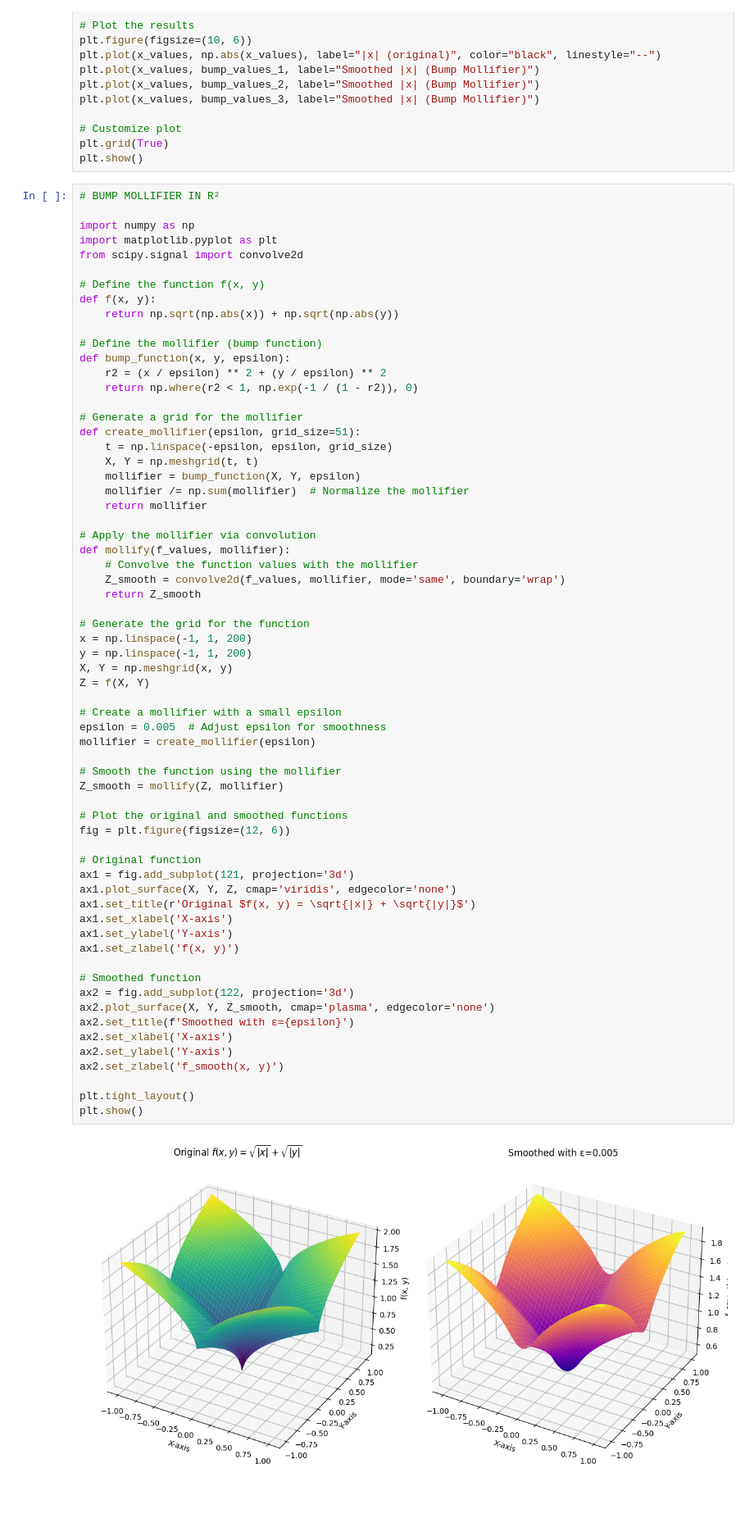
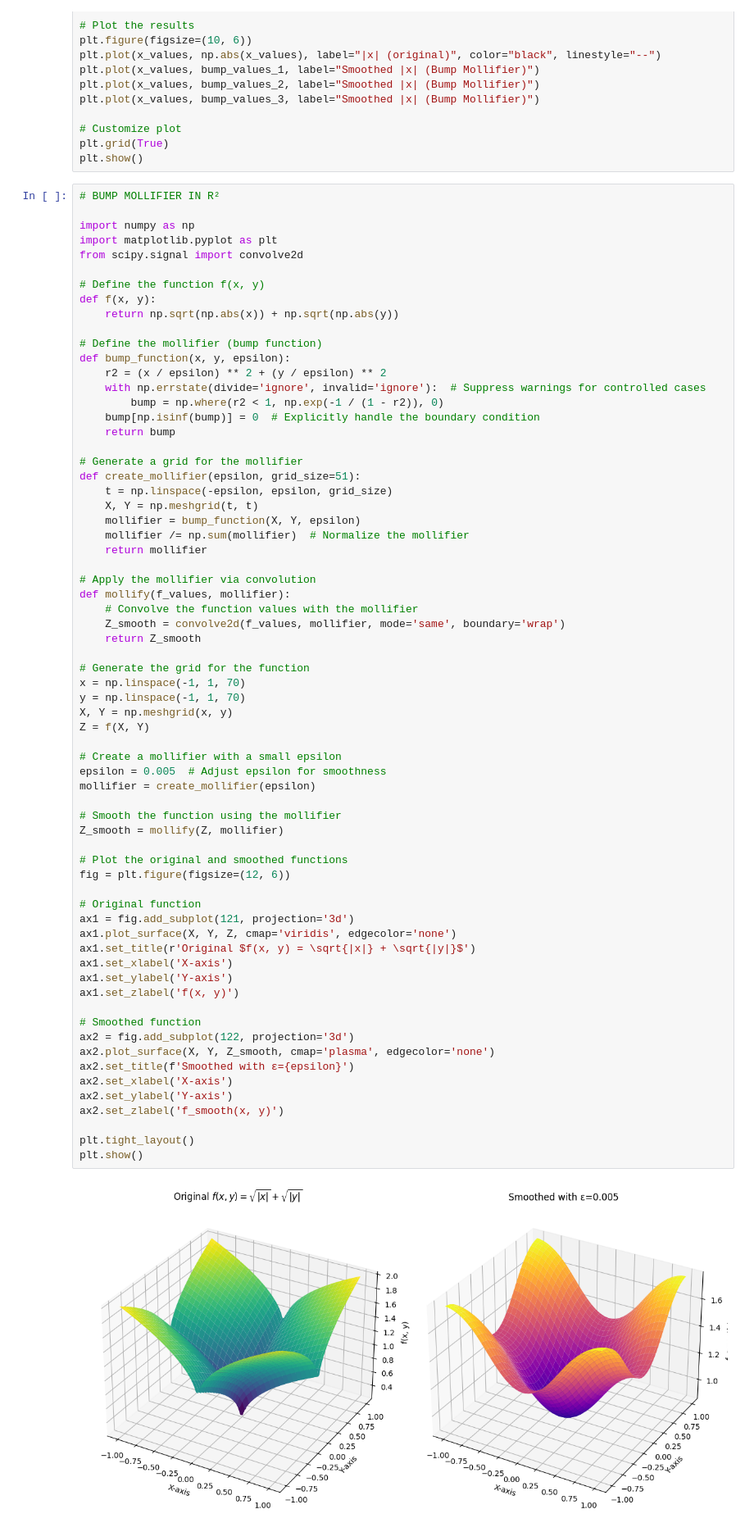
Before and after one commit to brunood1/tcc, a Jupyter notebook: mollifiers/mollifiers.ipynb, the cells around one changed output. Shown: that part at 82% size. Saved outputs shown, nothing was run; the diff lists cells and outputs as text; blank space fills up the shorter version.

```diff
--- a/mollifiers/mollifiers.ipynb
+++ b/mollifiers/mollifiers.ipynb
@@ -204,7 +204,10 @@ def f(x, y):
 # Define the mollifier (bump function)
 def bump_function(x, y, epsilon):
     r2 = (x / epsilon) ** 2 + (y / epsilon) ** 2
-    return np.where(r2 < 1, np.exp(-1 / (1 - r2)), 0)
+    with np.errstate(divide='ignore', invalid='ignore'):  # Suppress warnings for controlled cases
+        bump = np.where(r2 < 1, np.exp(-1 / (1 - r2)), 0)
+    bump[np.isinf(bump)] = 0  # Explicitly handle the boundary condition
+    return bump
 
 # Generate a grid for the mollifier
 def create_mollifier(epsilon, grid_size=51):
@@ -221,41 +224,41 @@ def mollify(f_values, mollifier):
     return Z_smooth
 
 # Generate the grid for the function
-x = np.linspace(-1, 1, 200)
-y = np.linspace(-1, 1, 200)
+x = np.linspace(-1, 1, 70)
+y = np.linspace(-1, 1, 70)
 X, Y = np.meshgrid(x, y)
 Z = f(X, Y)
 
 # Create a mollifier with a small epsilon
 epsilon = 0.005  # Adjust epsilon for smoothness
 mollifier = create_mollifier(epsilon)
 
 # Smooth the function using the mollifier
 Z_smooth = mollify(Z, mollifier)
 
 # Plot the original and smoothed functions
 fig = plt.figure(figsize=(12, 6))
 
 # Original function
 ax1 = fig.add_subplot(121, projection='3d')
 ax1.plot_surface(X, Y, Z, cmap='viridis', edgecolor='none')
 ax1.set_title(r'Original $f(x, y) = \sqrt{|x|} + \sqrt{|y|}$')
 ax1.set_xlabel('X-axis')
 ax1.set_ylabel('Y-axis')
 ax1.set_zlabel('f(x, y)')
 
 # Smoothed function
 ax2 = fig.add_subplot(122, projection='3d')
 ax2.plot_surface(X, Y, Z_smooth, cmap='plasma', edgecolor='none')
 ax2.set_title(f'Smoothed with ε={epsilon}')
 ax2.set_xlabel('X-axis')
 ax2.set_ylabel('Y-axis')
 ax2.set_zlabel('f_smooth(x, y)')
 
 plt.tight_layout()
 plt.show()
 # %% [output]
-[figure, old version]
+[figure, new version]
 # %%
 # BUMP MOLLIFIER IN R² WITH PLOTLY
 
```
Also changed, not shown: parts of 1 cell of this notebook, 7 other files.
